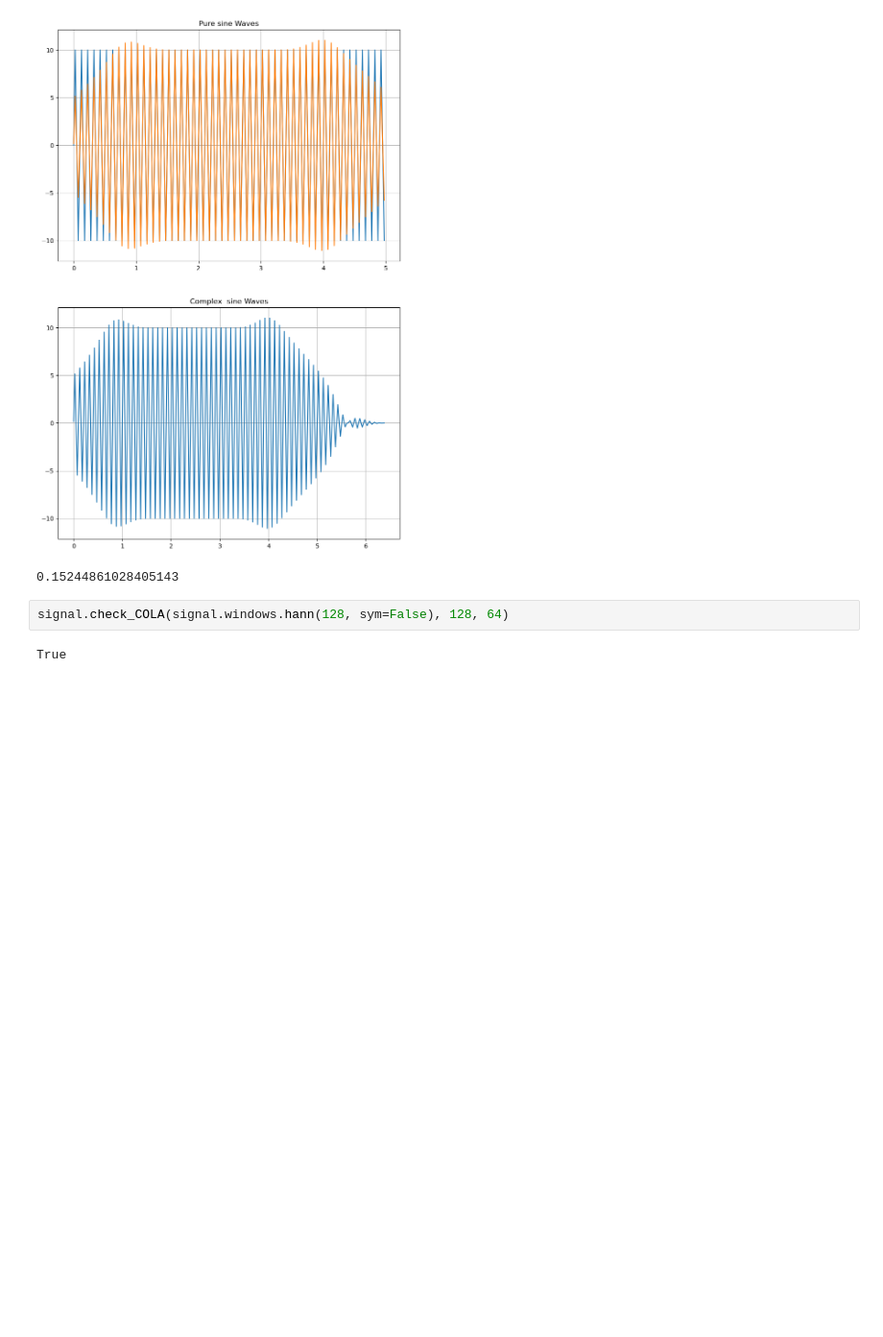
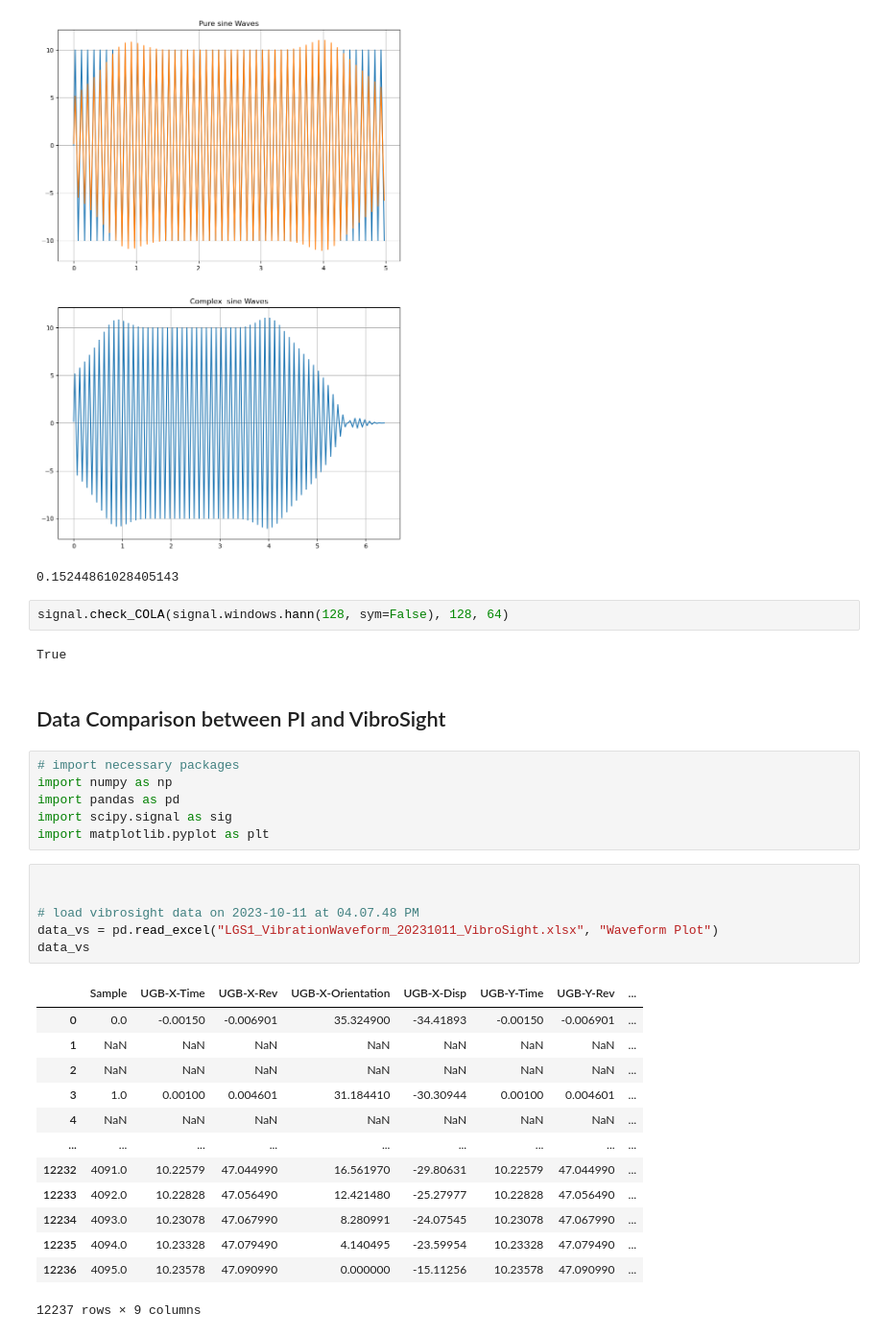
Before and after one commit to mekatronik-achmadi/Predict-CBM, a Jupyter notebook: Vale/TestOlahPy/preliminary_data_analysis/preliminary_data_analysis.ipynb, the cells around one changed output. Shown at 96% size. Drawn from its saved outputs; the diff is of its cells as text; blank space fills up the shorter version.

```diff
--- a/Vale/TestOlahPy/preliminary_data_analysis/preliminary_data_analysis.ipynb
+++ b/Vale/TestOlahPy/preliminary_data_analysis/preliminary_data_analysis.ipynb
@@ -534,3 +534,31 @@ np.sum(x2-x2_inv[:len(x2)])
 signal.check_COLA(signal.windows.hann(128, sym=False), 128, 64)
 # %% [output]
 True
+# %% [markdown]
+## Data Comparison between PI and VibroSight
+# %%
+# import necessary packages
+import numpy as np
+import pandas as pd
+import scipy.signal as sig
+import matplotlib.pyplot as plt
+# %%
+
+
+# load vibrosight data on 2023-10-11 at 04.07.48 PM
+data_vs = pd.read_excel("LGS1_VibrationWaveform_20231011_VibroSight.xlsx", "Waveform Plot")
+data_vs
+# %% [output]
+|  | Sample | UGB-X-Time | UGB-X-Rev | UGB-X-Orientation | UGB-X-Disp | UGB-Y-Time | UGB-Y-Rev | ... |
+| 0 | 0.0 | -0.00150 | -0.006901 | 35.324900 | -34.41893 | -0.00150 | -0.006901 | ... |
+| 1 | NaN | NaN | NaN | NaN | NaN | NaN | NaN | ... |
+| 2 | NaN | NaN | NaN | NaN | NaN | NaN | NaN | ... |
+| 3 | 1.0 | 0.00100 | 0.004601 | 31.184410 | -30.30944 | 0.00100 | 0.004601 | ... |
+| 4 | NaN | NaN | NaN | NaN | NaN | NaN | NaN | ... |
+| ... | ... | ... | ... | ... | ... | ... | ... | ... |
+| 12232 | 4091.0 | 10.22579 | 47.044990 | 16.561970 | -29.80631 | 10.22579 | 47.044990 | ... |
+| 12233 | 4092.0 | 10.22828 | 47.056490 | 12.421480 | -25.27977 | 10.22828 | 47.056490 | ... |
+| 12234 | 4093.0 | 10.23078 | 47.067990 | 8.280991 | -24.07545 | 10.23078 | 47.067990 | ... |
+| 12235 | 4094.0 | 10.23328 | 47.079490 | 4.140495 | -23.59954 | 10.23328 | 47.079490 | ... |
+| 12236 | 4095.0 | 10.23578 | 47.090990 | 0.000000 | -15.11256 | 10.23578 | 47.090990 | ... |
+12237 rows × 9 columns
```
Also changed, not shown: parts of 5 cells of this notebook.
